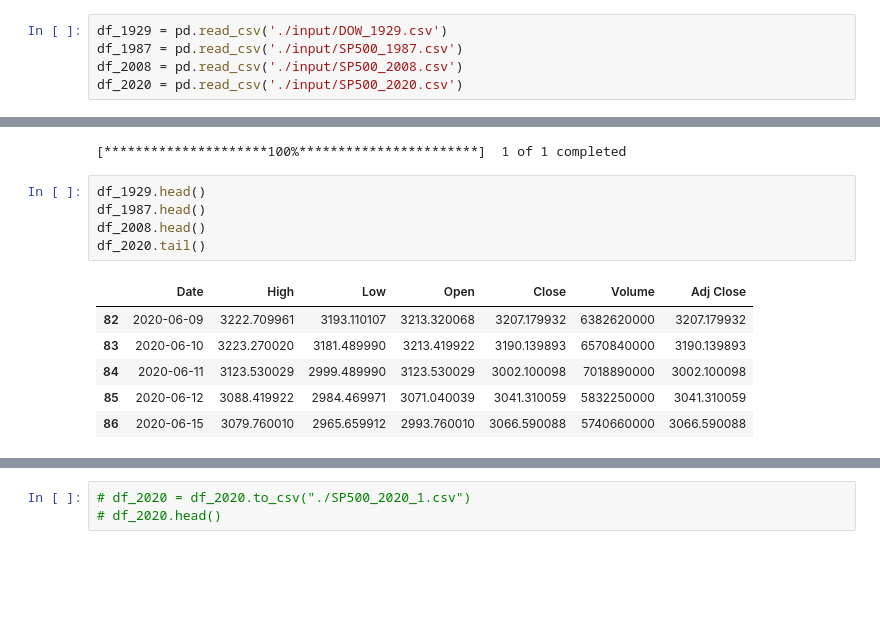
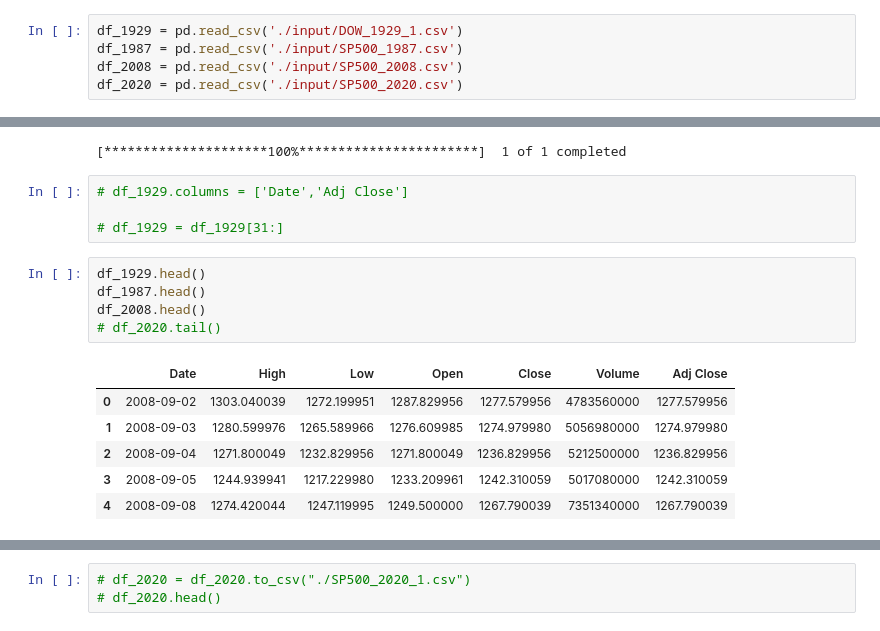
Before and after one commit to nahidnstu12/ML-Playground, a Jupyter notebook: Stock Market Crashes/crash 1929 to 2020/crash time series (art1).ipynb, the cells around one changed output, grey strips where cells are left out. Cells and saved outputs as stored; diff of their text form; blank space fills up the shorter version.

```diff
--- a/Stock Market Crashes/crash 1929 to 2020/crash time series (art1).ipynb
+++ b/Stock Market Crashes/crash 1929 to 2020/crash time series (art1).ipynb
@@ -56,7 +56,7 @@ def highlight_min(data):
         return pd.DataFrame(np.where(is_min, attr, ''),
                             index=data.index, columns=data.columns)
 # %%
-df_1929 = pd.read_csv('./input/DOW_1929.csv')
+df_1929 = pd.read_csv('./input/DOW_1929_1.csv')
 df_1987 = pd.read_csv('./input/SP500_1987.csv')
 df_2008 = pd.read_csv('./input/SP500_2008.csv')
 df_2020 = pd.read_csv('./input/SP500_2020.csv')
@@ -77,18 +77,22 @@ df_1929 = df_1929[31:]
 #(df_1929[27:]['Adj Close'].pct_change(1)*100).head(30)
 # %% [output]
 [*********************100%***********************]  1 of 1 completed
+# %%
+# df_1929.columns = ['Date','Adj Close']
+
+# df_1929 = df_1929[31:]
 # %%
 df_1929.head()
 df_1987.head()
 df_2008.head()
-df_2020.tail()
+# df_2020.tail()
 # %% [output]
 |  | Date | High | Low | Open | Close | Volume | Adj Close |
-| 82 | 2020-06-09 | 3222.709961 | 3193.110107 | 3213.320068 | 3207.179932 | 6382620000 | 3207.179932 |
-| 83 | 2020-06-10 | 3223.270020 | 3181.489990 | 3213.419922 | 3190.139893 | 6570840000 | 3190.139893 |
-| 84 | 2020-06-11 | 3123.530029 | 2999.489990 | 3123.530029 | 3002.100098 | 7018890000 | 3002.100098 |
-| 85 | 2020-06-12 | 3088.419922 | 2984.469971 | 3071.040039 | 3041.310059 | 5832250000 | 3041.310059 |
-| 86 | 2020-06-15 | 3079.760010 | 2965.659912 | 2993.760010 | 3066.590088 | 5740660000 | 3066.590088 |
+| 0 | 2008-09-02 | 1303.040039 | 1272.199951 | 1287.829956 | 1277.579956 | 4783560000 | 1277.579956 |
+| 1 | 2008-09-03 | 1280.599976 | 1265.589966 | 1276.609985 | 1274.979980 | 5056980000 | 1274.979980 |
+| 2 | 2008-09-04 | 1271.800049 | 1232.829956 | 1271.800049 | 1236.829956 | 5212500000 | 1236.829956 |
+| 3 | 2008-09-05 | 1244.939941 | 1217.229980 | 1233.209961 | 1242.310059 | 5017080000 | 1242.310059 |
+| 4 | 2008-09-08 | 1274.420044 | 1247.119995 | 1249.500000 | 1267.790039 | 7351340000 | 1267.790039 |
 # %%
 
 # data = yf.download('MSFT', start = '2012-01-01', end='2017-01-01')
```
Also changed, not shown: parts of 14 cells of this notebook, 1 other file.
